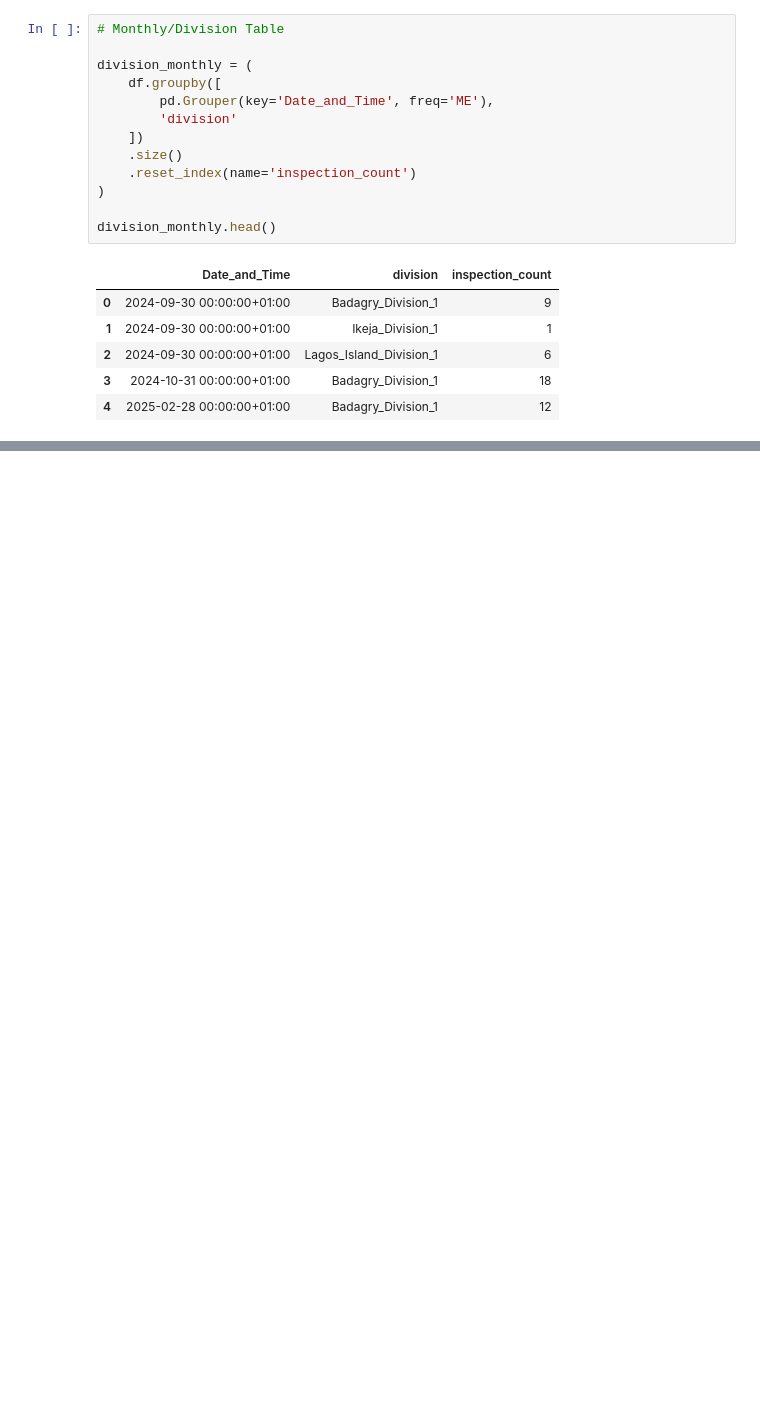
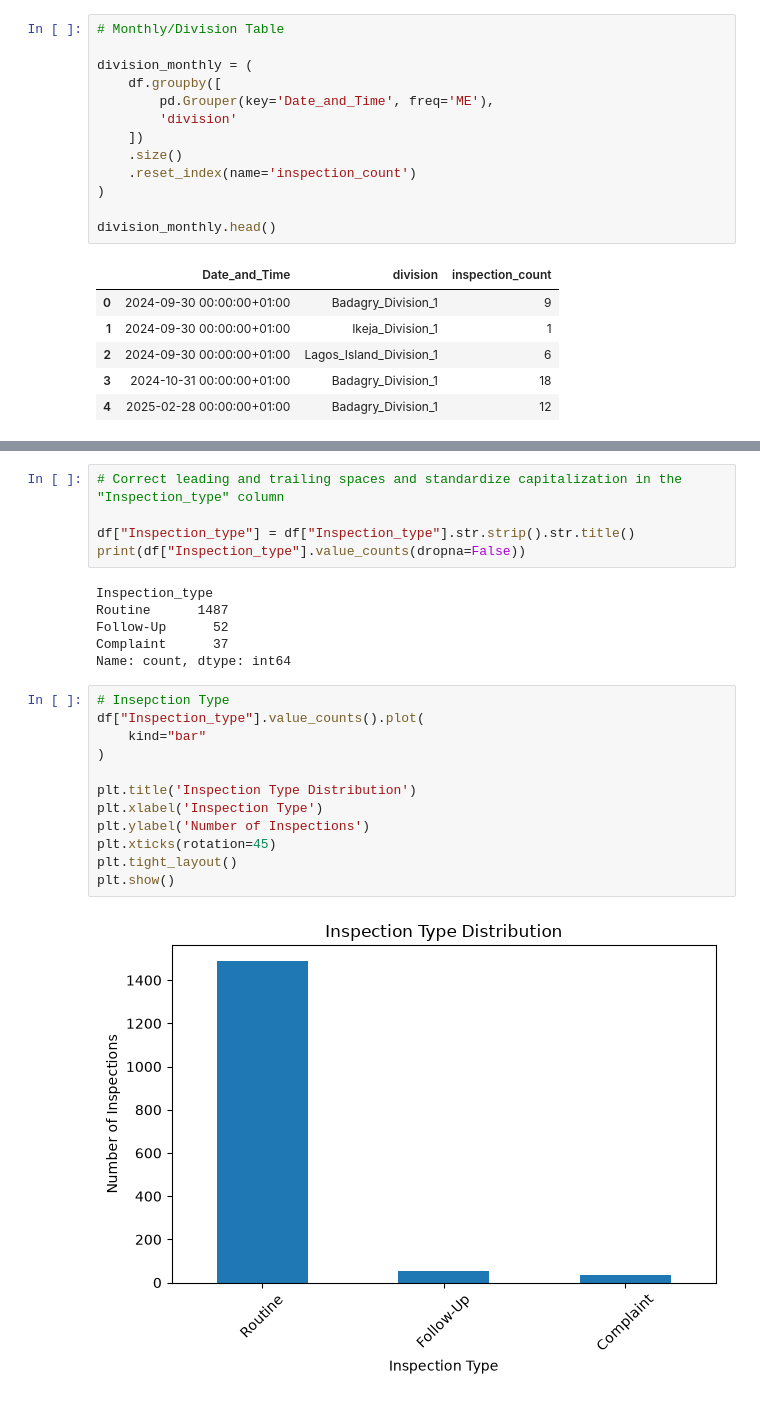
Before and after one commit to khing-fm/EHU-Inspection-form-analysis, a Jupyter notebook: EHU_Inspection_Form.ipynb, the cells around one changed output, grey strips where cells are left out. Saved outputs shown, nothing was run; the diff lists cells and outputs as text; blank space fills up the shorter version.

```diff
--- a/EHU_Inspection_Form.ipynb
+++ b/EHU_Inspection_Form.ipynb
@@ -379,0 +476,25 @@ plt.show()
+# %%
+# Correct leading and trailing spaces and standardize capitalization in the "Inspection_type" column
+
+df["Inspection_type"] = df["Inspection_type"].str.strip().str.title()
+print(df["Inspection_type"].value_counts(dropna=False))
+# %% [output]
+Inspection_type
+Routine      1487
+Follow-Up      52
+Complaint      37
+Name: count, dtype: int64
+# %%
+# Insepction Type
+df["Inspection_type"].value_counts().plot(
+    kind="bar"
+)
+
+plt.title('Inspection Type Distribution')
+plt.xlabel('Inspection Type')
+plt.ylabel('Number of Inspections')
+plt.xticks(rotation=45)
+plt.tight_layout()
+plt.show()
+# %% [output]
+[figure, added]
```
Also changed, not shown: parts of 20 cells of this notebook, 1 other file.
